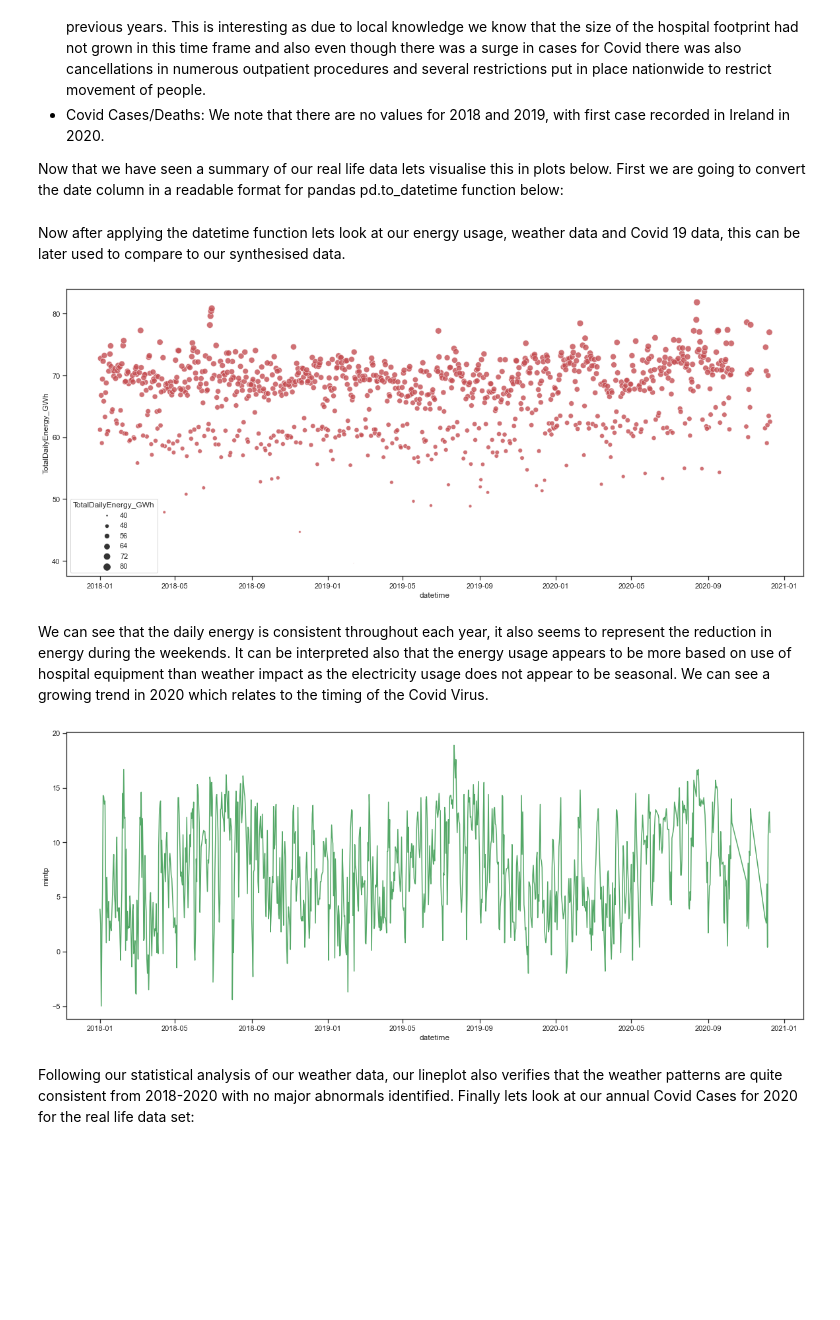
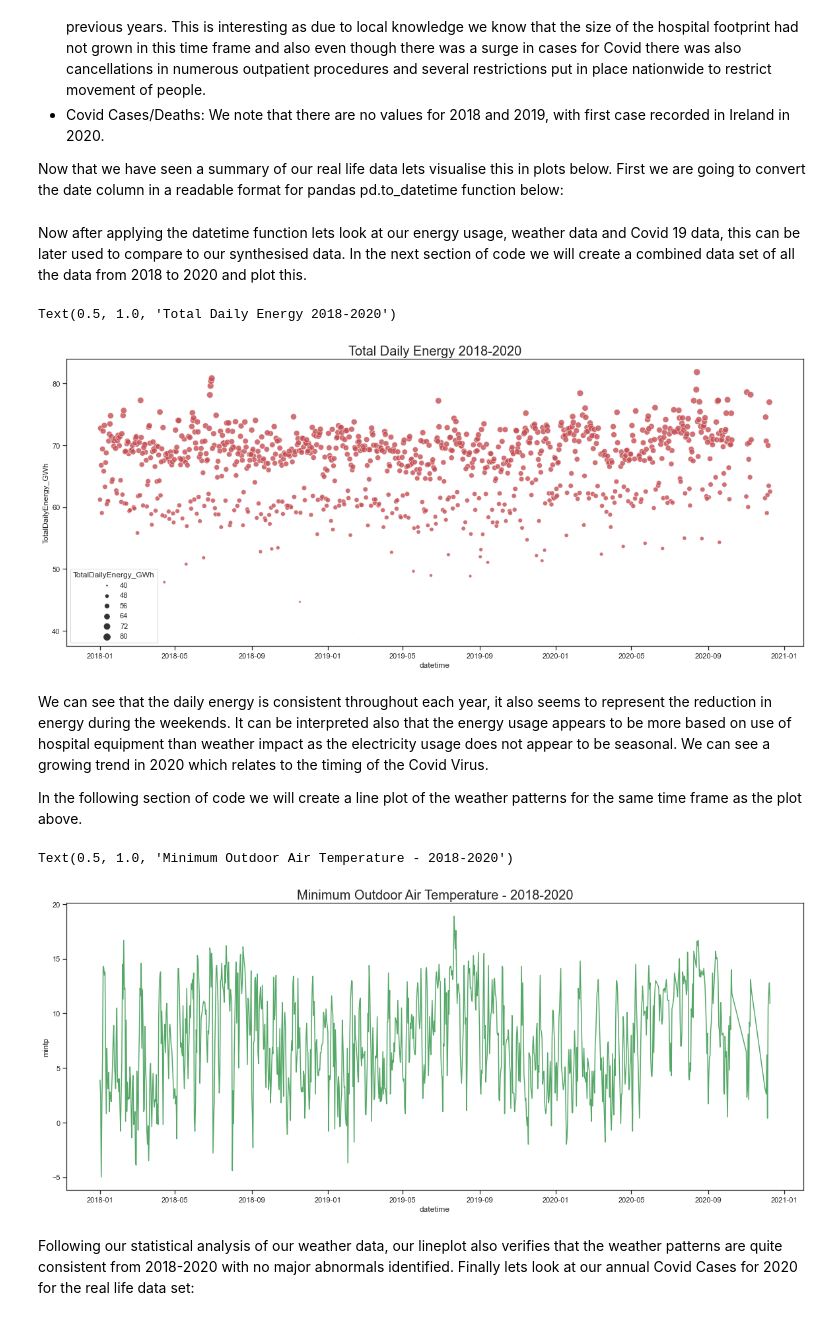
Before and after one commit to Keitho08/Prog_for_data_analyis_project_2020, a Jupyter notebook: Programming_for_Data_Analysis_Project_2020.ipynb, the cells around one changed output. Saved outputs shown, nothing was run; the diff lists cells and outputs as text; code cells hidden in the pictures; blank space fills up the shorter version.

Commit message:
Almost complete, section 4, conclusion, references and ReadMe to be done

```diff
--- a/Programming_for_Data_Analysis_Project_2020.ipynb
+++ b/Programming_for_Data_Analysis_Project_2020.ipynb
@@ -115,35 +133,41 @@ Energy2018['datetime'] = pd.to_datetime(Energy2018['Date']) # converts the date
 Energy2019['datetime'] = pd.to_datetime(Energy2019['Date'])
 Energy2020['datetime'] = pd.to_datetime(Energy2020['Date'])
 # %% [markdown]
-Now after applying the datetime function lets look at our energy usage, weather data and Covid 19 data, this can be later used to compare to our synthesised data.
+Now after applying the datetime function lets look at our energy usage, weather data and Covid 19 data, this can be later used to compare to our synthesised data. In the next section of code we will create a combined data set of all the data from 2018 to 2020 and plot this.
 # %%
 # Total Daily Energy Plot
 
 import matplotlib.pyplot as plt
 import matplotlib.dates as mdates
 import seaborn as sns
 import numpy as np
 import pandas as pd
 import datetime # for reading date timeseries data
-#plt.style.use("ggplot") # A nicer style to use for plots
 plt.rcParams["figure.figsize"] = (20,8) #sets the plots size
-sns.set_theme(style="ticks")
+sns.set_theme(style="ticks") # user preferred style for sns plots
 
 
 # In order to generate our total daily energy over the years we will first combine data using pd.concat function:
 CombinedData = pd.concat([Energy2018, Energy2019, Energy2020])
 
 TotalDailyEnergyPlot = sns.scatterplot(x="datetime", y="TotalDailyEnergy_GWh", size="TotalDailyEnergy_GWh", sizes=(1, 100), alpha=.8, data=CombinedData[0:], color='r')
+plt.title('Total Daily Energy 2018-2020', fontsize=20)
 # We then create a scatter plot with x-axis as date and y as Total Daily Energy
 # We based the size of the dots based on the amount of energy using the field 1-100, alpha of 0.8 and colour red.
 # %% [output]
+Text(0.5, 1.0, 'Total Daily Energy 2018-2020')
-[figure, old version]
+[figure, new version]
 # %% [markdown]
 We can see that the daily energy is consistent throughout each year, it also seems to represent the reduction in energy during the weekends. It can be interpreted also that the energy usage appears to be more based on use of hospital equipment than weather impact as the electricity usage does not appear to be seasonal. We can see a growing trend in 2020 which relates to the timing of the Covid Virus.
+
+In the following section of code we will create a line plot of the weather patterns for the same time frame as the plot above.
-# %%
-DailyWeatherPlot = sns.lineplot(x="datetime", y="mintp", data=CombinedData[0:], color='g')
-# %% [output]
-[figure, removed]
+# %%
+DailyWeatherPlot = sns.lineplot(x="datetime", y="mintp", data=CombinedData[0:], color='g')
+plt.title('Minimum Outdoor Air Temperature - 2018-2020', fontsize=20)
+# Creates a lineplot of weather data based on x, y and data variables from first row of data on, in the color green.
+# %% [output]
+Text(0.5, 1.0, 'Minimum Outdoor Air Temperature - 2018-2020')
+[figure, added]
 # %% [markdown]
 Following our statistical analysis of our weather data, our lineplot also verifies that the weather patterns are quite consistent from 2018-2020 with no major abnormals identified.
 Finally lets look at our annual Covid Cases for 2020 for the real life data set:
```
Also changed, not shown: parts of 36 cells of this notebook.
